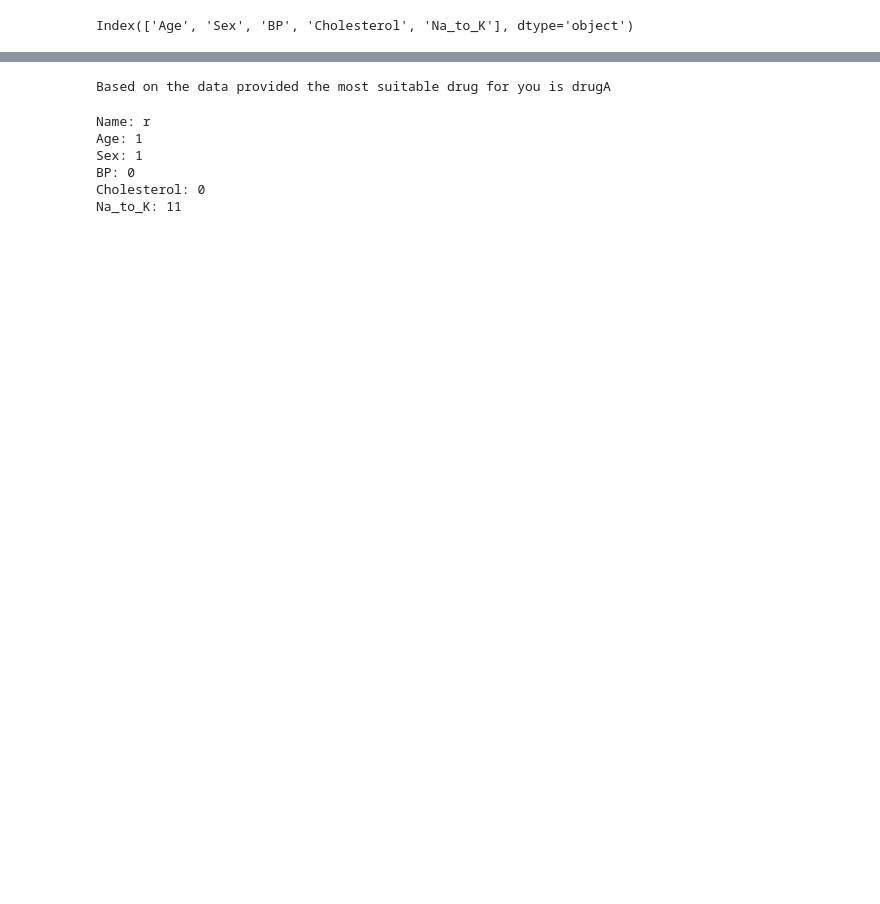
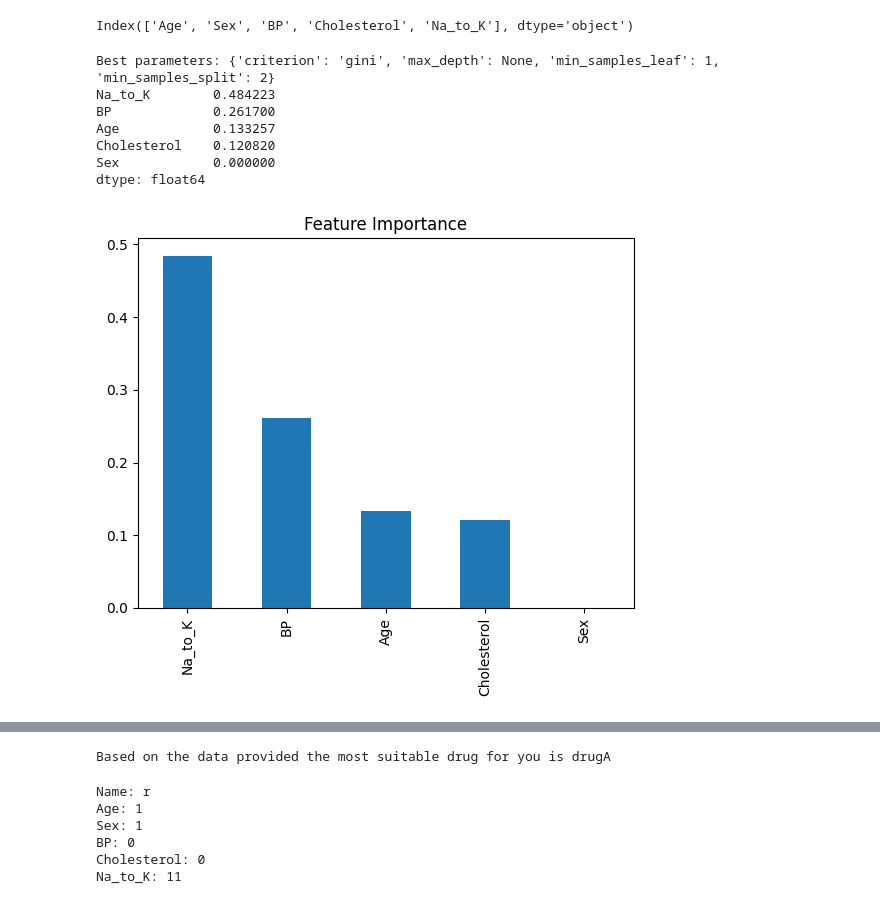
Before and after one commit to Clesssss/desicion-tree, a Jupyter notebook: main.ipynb, the cells around one changed output, grey strips where cells are left out. Cells and saved outputs as stored; diff of their text form; code cells hidden in the pictures; blank space fills up the shorter version.

Commit message:
Feature Importance

```diff
--- a/main.ipynb
+++ b/main.ipynb
@@ -189,6 +190,38 @@ feature_names = X_train.columns
 feature_names
 # %% [output]
 Index(['Age', 'Sex', 'BP', 'Cholesterol', 'Na_to_K'], dtype='object')
+# %%
+from sklearn.model_selection import GridSearchCV
+
+param_grid = {
+    'criterion': ['gini', 'entropy'],
+    'max_depth': [None, 10, 20, 30, 40, 50],
+    'min_samples_split': [2, 5, 10],
+    'min_samples_leaf': [1, 2, 4]
+}
+
+grid_search = GridSearchCV(DTC(), param_grid, cv=5, scoring='accuracy')
+grid_search.fit(X_train, y_train)
+
+print(f"Best parameters: {grid_search.best_params_}")
+best_tree_clf = grid_search.best_estimator_
+importances = best_tree_clf.feature_importances_
+feature_importances = pd.Series(importances, index=feature_names)
+feature_importances.sort_values(ascending=False, inplace=True)
+print(feature_importances)
+
+feature_importances.plot(kind='bar')
+plt.title("Feature Importance")
+plt.show()
+# %% [output]
+Best parameters: {'criterion': 'gini', 'max_depth': None, 'min_samples_leaf': 1, 'min_samples_split': 2}
+Na_to_K        0.484223
+BP             0.261700
+Age            0.133257
+Cholesterol    0.120820
+Sex            0.000000
+dtype: float64
+[figure, added]
 # %%
 name = input ("Enter your name: ")
 age = int(input ("Enter your age: "))
```
Also changed, not shown: parts of 3 cells of this notebook.
